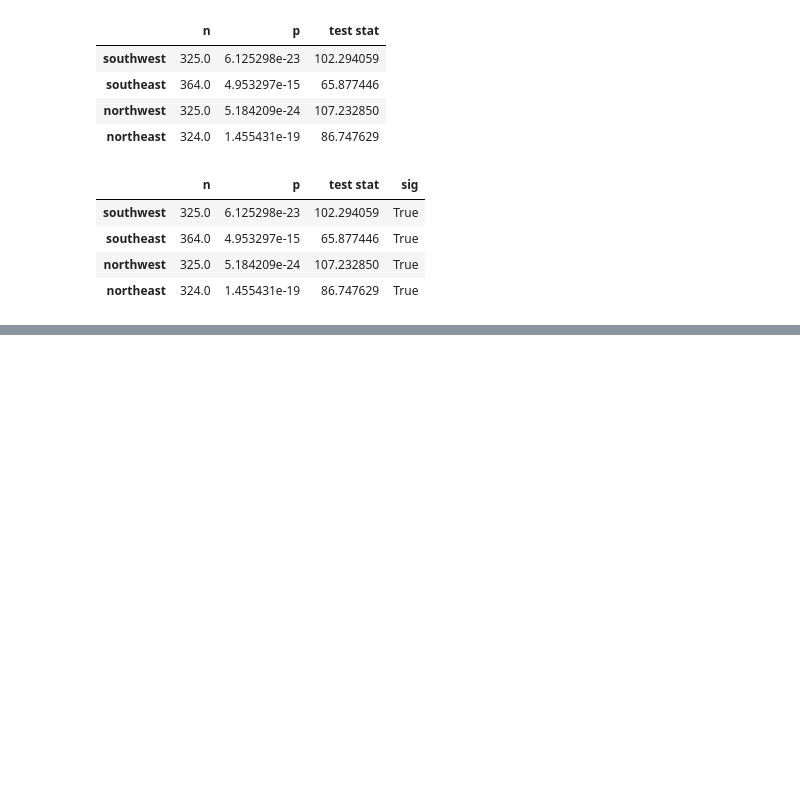
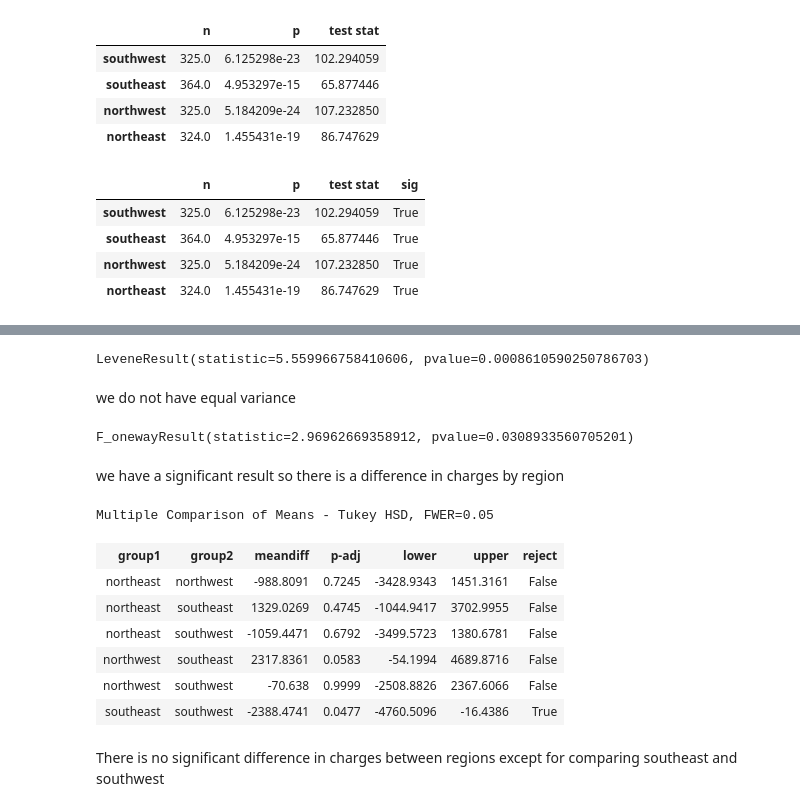
Before and after one commit to mikemenj/Assignments, a Jupyter notebook: 0130DataEnrichment/Hypothesis_Testing/Hypothesis_Testing.ipynb, the cells around one changed output, grey strips where cells are left out. Saved outputs shown, nothing was run; the diff lists cells and outputs as text; code cells hidden in the pictures; blank space fills up the shorter version.

```diff
--- a/0130DataEnrichment/Hypothesis_Testing/Hypothesis_Testing.ipynb
+++ b/0130DataEnrichment/Hypothesis_Testing/Hypothesis_Testing.ipynb
@@ -251,0 +253,34 @@ Not normal
+# %%
+# with the * operator
+stats.levene(*groups.values())
+# %% [output]
+LeveneResult(statistic=5.559966758410606, pvalue=0.0008610590250786703)
+# %% [markdown]
+we do not have equal variance
+# %%
+# perform the correct hypothesis test
+# note again the use of the * operator for convenience
+result = stats.f_oneway( *groups.values())
+result
+# %% [output]
+F_onewayResult(statistic=2.96962669358912, pvalue=0.0308933560705201)
+# %% [markdown]
+we have a significant result so there is a difference in charges by region
+# %%
+values = df['charges']
+labels = df['region']
+# %%
+## perform tukey's multiple comparison test and display the summary
+tukeys_results = pairwise_tukeyhsd(values,labels)
+tukeys_results.summary()
+# %% [output]
+Multiple Comparison of Means - Tukey HSD, FWER=0.05
+| group1 | group2 | meandiff | p-adj | lower | upper | reject |
+| northeast | northwest | -988.8091 | 0.7245 | -3428.9343 | 1451.3161 | False |
+| northeast | southeast | 1329.0269 | 0.4745 | -1044.9417 | 3702.9955 | False |
+| northeast | southwest | -1059.4471 | 0.6792 | -3499.5723 | 1380.6781 | False |
+| northwest | southeast | 2317.8361 | 0.0583 | -54.1994 | 4689.8716 | False |
+| northwest | southwest | -70.638 | 0.9999 | -2508.8826 | 2367.6066 | False |
+| southeast | southwest | -2388.4741 | 0.0477 | -4760.5096 | -16.4386 | True |
+# %% [markdown]
+There is no significant difference in charges between regions except for comparing southeast and southwest
```
Also changed, not shown: parts of 3 cells of this notebook.
